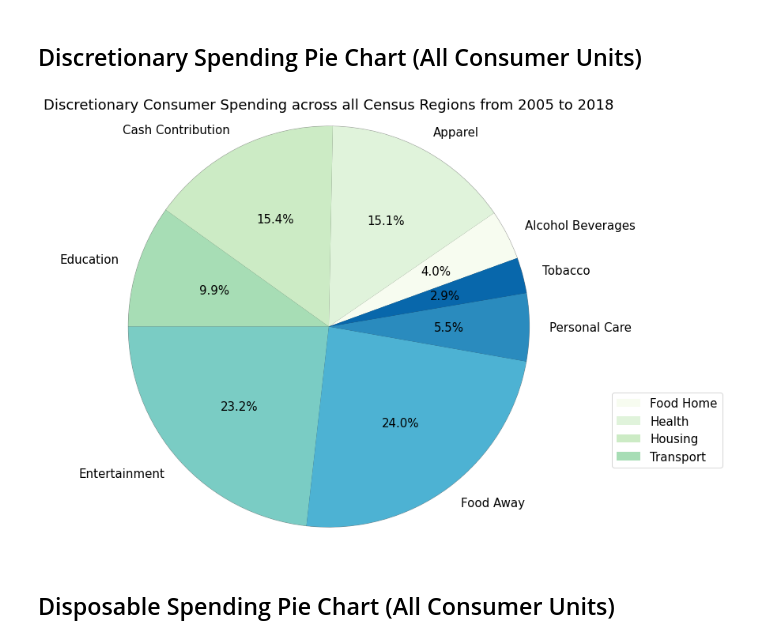
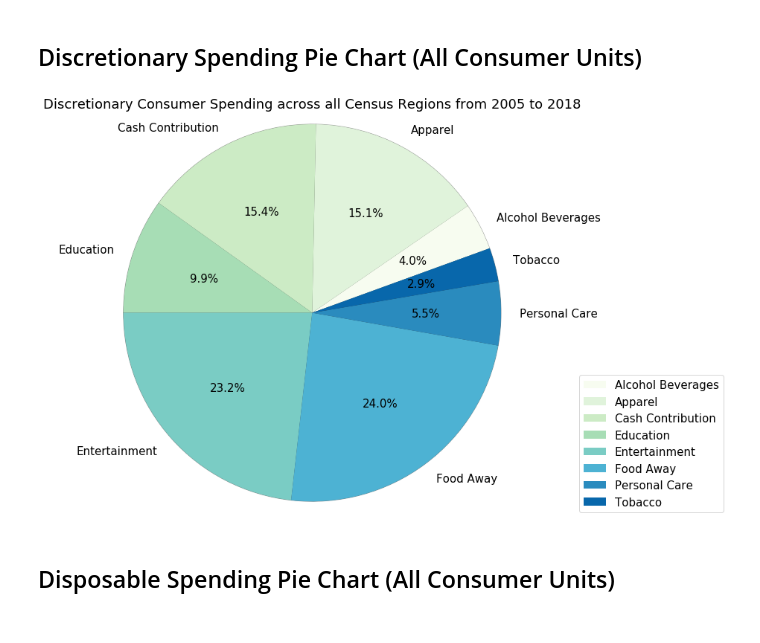
Before and after one commit to joshcoronel/discretionary-spending, a Jupyter notebook: Project_1_main.ipynb, the cells around one changed output. Saved outputs shown, nothing was run; the diff lists cells and outputs as text; code cells hidden in the pictures.

```diff
--- a/Project_1_main.ipynb
+++ b/Project_1_main.ipynb
@@ -122,35 +122,35 @@ df_disposable.head()
 # Labels of the categories
 discretionary_labels = sorted(list(discretionary_dict.values()))
 
 # Don't explode any slice of the pie
 explode = (0, 0, 0, 0, 0, 0, 0, 0)
 
 # Initialize figure and axis
 fig1, ax1 = plt.subplots(figsize=(10,10))
 
 # Create pie chart of the breakdown of discretionary spending
 theme = plt.get_cmap("GnBu") #CHANGE THIS TO EDIT COLORS. SEE CMAP COLOR FORMATS, https://matplotlib.org/3.1.0/tutorials/colors/colormaps.html
 ax1.set_prop_cycle("color", [theme(1. * i / len(total_discretionary))
                              for i in range(len(total_discretionary))])
 
 ax1.pie(total_discretionary, explode=explode, labels=discretionary_labels, autopct='%1.1f%%',
         shadow=True, startangle=20, radius=1800)
 ax1.axis('equal')  # Equal aspect ratio ensures that pie is drawn as a circle.
 
 plt.rcParams['font.size'] = 15
 
 plt.legend(
     loc='upper left',
-    labels = labels,
+    labels = discretionary_labels,
     bbox_to_anchor=(1, 0.4),
     bbox_transform=fig1.transFigure
 )
 plt.title('Discretionary Consumer Spending across all Census Regions from 2005 to 2018')
 plt.xlabel('')
 plt.ylabel('')
 plt.show()
 # %% [output]
-[figure, old version]
+[figure, new version]
 # %% [markdown]
 ## Disposable Spending Pie Chart (All Consumer Units)
 # %%
```
Also changed, not shown: parts of 8 cells of this notebook.
